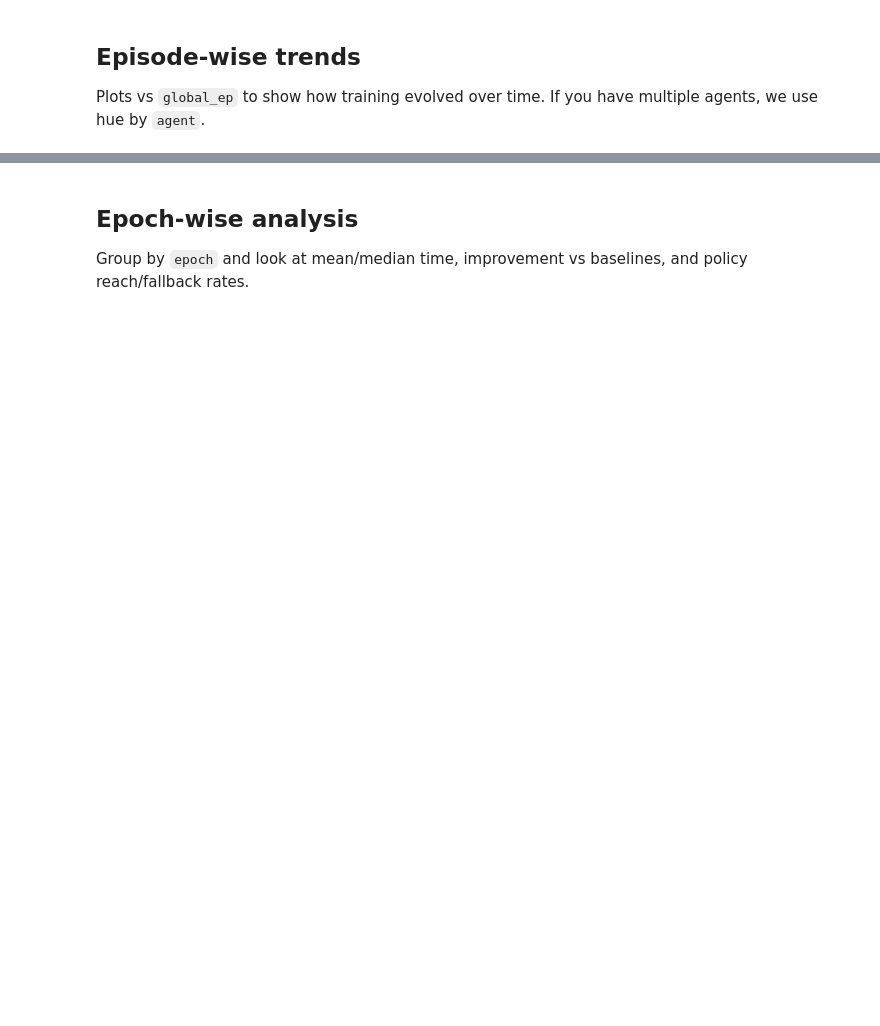
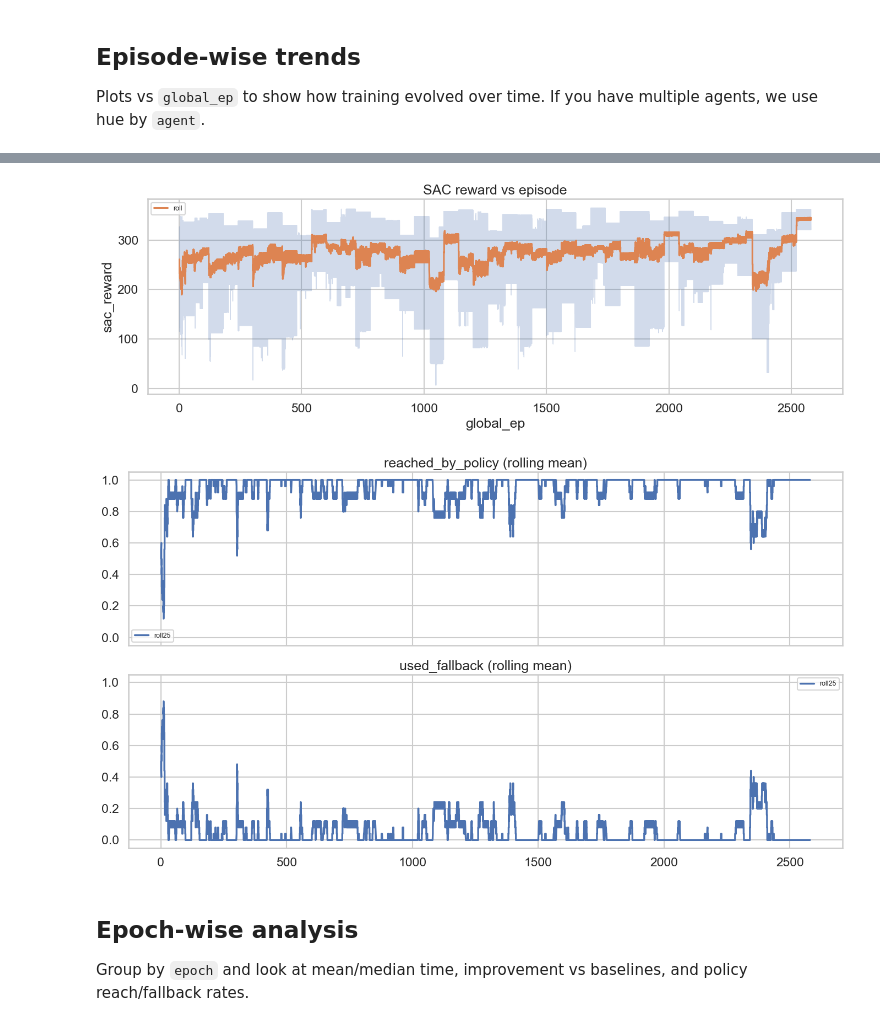
Before and after one commit to ParamVeerJain/Mumbai-Traffic-Prediction-and-Navigation-using-Deep-Learning, a Jupyter notebook: backend/data generation/comparison.ipynb, the cells around one changed output, grey strips where cells are left out. Saved outputs shown, nothing was run; the diff lists cells and outputs as text; code cells hidden in the pictures; blank space fills up the shorter version.

```diff
--- a/backend/data generation/comparison.ipynb
+++ b/backend/data generation/comparison.ipynb
@@ -196,36 +197,39 @@ if xcol and "sac_reward" in df.columns:
     fig, ax = plt.subplots(figsize=(14, 5))
     sns.lineplot(data=df, x=xcol, y="sac_reward", hue=hue, estimator=None, alpha=0.25, linewidth=1, ax=ax)
     if hue:
-        for aid, g in df.groupby(hue):
+        for aid, g in df.groupby(hue, sort=False):
             ax.plot(g[xcol], rolling_mean(g["sac_reward"]), linewidth=2.2, label=f"ag{aid} (roll)")
     else:
         ax.plot(df[xcol], rolling_mean(df["sac_reward"]), linewidth=2.2, label="roll")
     ax.set_title("SAC reward vs episode")
     ax.legend(loc="best", fontsize=9)
     plt.tight_layout()
 
 rate_cols = [c for c in ["reached_by_policy", "used_fallback"] if c in df.columns]
 if xcol and rate_cols:
     rdf = df[[xcol] + ([hue] if hue else []) + rate_cols].copy()
     for c in rate_cols:
         rdf[c] = pd.to_numeric(rdf[c], errors="coerce")
 
     fig, axes = plt.subplots(len(rate_cols), 1, figsize=(14, 4 * len(rate_cols)), sharex=True)
     if len(rate_cols) == 1:
         axes = [axes]
 
     for ax, y in zip(axes, rate_cols):
         # raw dots/lines are too noisy; show rolling mean only
         if hue:
-            for aid, g in rdf.groupby(hue):
+            for aid, g in rdf.groupby(hue, sort=False):
                 ax.plot(g[xcol], rolling_mean(g[y], 25), linewidth=2.4, label=f"ag{aid} (roll25)")
         else:
             ax.plot(rdf[xcol], rolling_mean(rdf[y], 25), linewidth=2.4, label="roll25")
         ax.set_ylim(-0.05, 1.05)
         ax.set_title(f"{y} (rolling mean)")
         ax.legend(loc="best", fontsize=9)
 
     plt.tight_layout()
+# %% [output]
+[figure, added]
+[figure, added]
 # %% [markdown]
 ## Epoch-wise analysis
 
```
Also changed, not shown: parts of 4 cells of this notebook.
